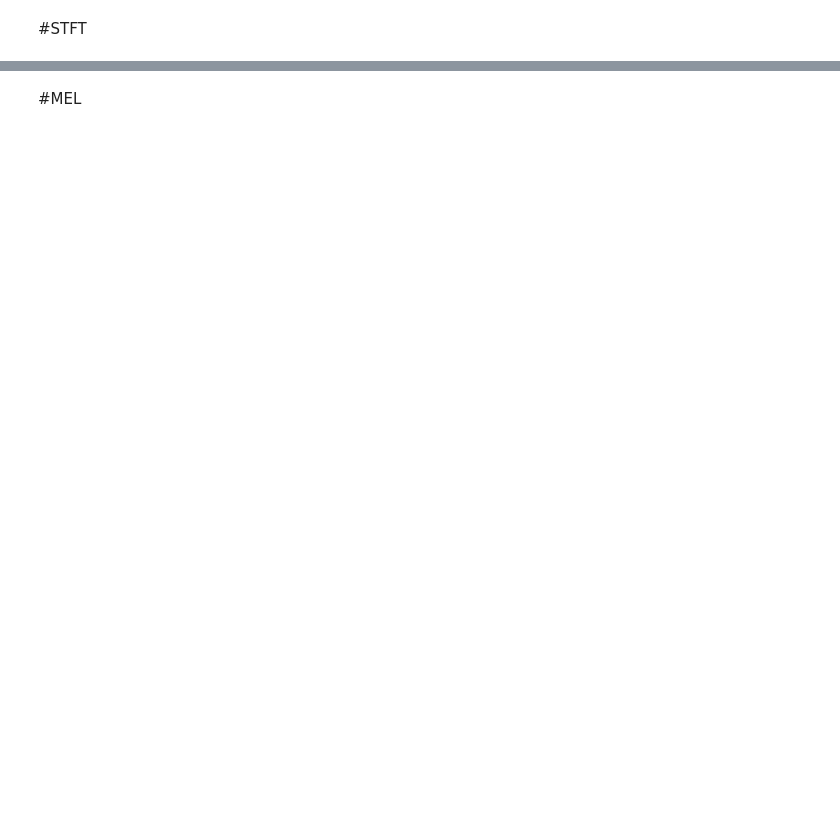
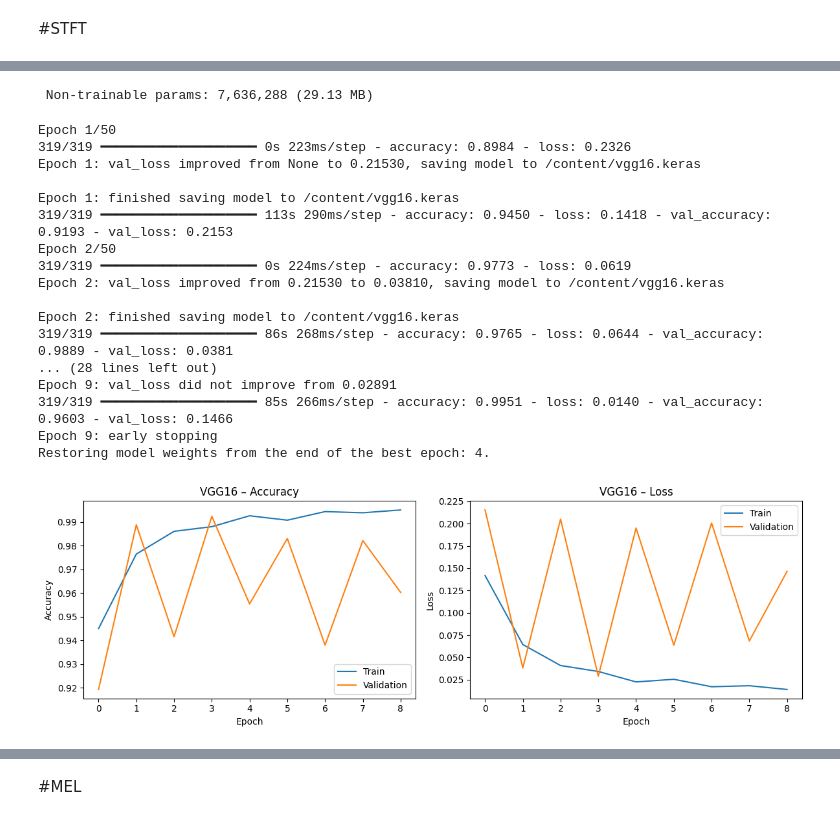
Before and after one commit to Mathildeholst/Speciale, a Jupyter notebook: Eksperimenter.ipynb, the cells around one changed output, grey strips where cells are left out. Saved outputs shown, nothing was run; the diff lists cells and outputs as text; code cells hidden in the pictures; blank space fills up the shorter version.

```diff
--- a/Eksperimenter.ipynb
+++ b/Eksperimenter.ipynb
@@ -73,0 +733,20 @@ plot_spectrograms(fake_file, "Fake speech")
+# %%
+def to_rgb_resized(X, size, batch_size=100):
+    results = []
+    for i in range(0, len(X), batch_size):
+        batch = X[i:i+batch_size]
+        batch_rgb = tf.repeat(batch, repeats=3, axis=-1)
+        batch_rgb = tf.image.resize(batch_rgb, (size, size)).numpy()
+        results.append(batch_rgb.astype(np.float32))
+    return np.concatenate(results, axis=0)
+
+X_train_rgb96 = to_rgb_resized(X_train, 96)
+X_val_rgb96   = to_rgb_resized(X_val,   96)
+X_test_rgb96  = to_rgb_resized(X_test,  96)
+
+X_train_vgg = to_rgb_resized(X_train, 224)
+X_val_vgg   = to_rgb_resized(X_val,   224)
+X_test_vgg  = to_rgb_resized(X_test,  224)
+
+print("RGB 96:", X_train_rgb96.shape)
+print("VGG 224:", X_train_vgg.shape)
@@ -73,0 +876,41 @@ plot_spectrograms(fake_file, "Fake speech")
+# %%
+from tensorflow.keras.applications import VGG16
+
+def build_vgg(vgg_class):
+    base = vgg_class(include_top=False, weights="imagenet", input_shape=(224, 224, 3))
+    for layer in base.layers:
+        layer.trainable = False
+    for layer in base.layers[-5:]:
+        layer.trainable = True
+
+    inputs  = layers.Input(shape=(224, 224, 3))
+    x       = base(inputs, training=False)
+    x       = layers.GlobalAveragePooling2D()(x)
+    x       = layers.BatchNormalization()(x)
+    x       = layers.Dropout(0.4)(x)
+    x       = layers.Dense(128, activation="relu")(x)
+    x       = layers.Dropout(0.3)(x)
+    outputs = layers.Dense(1, activation="sigmoid")(x)
+
+    model = models.Model(inputs, outputs)
+    model.compile(
+        optimizer=tf.keras.optimizers.Adam(INITIAL_LR),
+        loss="binary_crossentropy",
+        metrics=["accuracy"]
+    )
+
+    model.summary()
+    return model
+
+vgg16 = build_vgg(VGG16)
+
+history_vgg16 = vgg16.fit(
+    X_train_vgg, y_train,
+    validation_data=(X_val_vgg, y_val),
+    epochs=EPOCHS, batch_size=BATCH_SIZE,
+    callbacks=get_callbacks("vgg16")
+)
+
+plot_history(history_vgg16, "VGG16")
+results_vgg16 = evaluate_model(vgg16, X_test_vgg, y_test, "VGG16")
+# %% [output]
@@ -73,0 +939,19 @@ plot_spectrograms(fake_file, "Fake speech")
+ Non-trainable params: 7,636,288 (29.13 MB)
+Epoch 1/50
+319/319 ━━━━━━━━━━━━━━━━━━━━ 0s 223ms/step - accuracy: 0.8984 - loss: 0.2326
+Epoch 1: val_loss improved from None to 0.21530, saving model to /content/vgg16.keras
+
+Epoch 1: finished saving model to /content/vgg16.keras
+319/319 ━━━━━━━━━━━━━━━━━━━━ 113s 290ms/step - accuracy: 0.9450 - loss: 0.1418 - val_accuracy: 0.9193 - val_loss: 0.2153
+Epoch 2/50
+319/319 ━━━━━━━━━━━━━━━━━━━━ 0s 224ms/step - accuracy: 0.9773 - loss: 0.0619
+Epoch 2: val_loss improved from 0.21530 to 0.03810, saving model to /content/vgg16.keras
+
+Epoch 2: finished saving model to /content/vgg16.keras
+319/319 ━━━━━━━━━━━━━━━━━━━━ 86s 268ms/step - accuracy: 0.9765 - loss: 0.0644 - val_accuracy: 0.9889 - val_loss: 0.0381
+... (28 lines left out)
+Epoch 9: val_loss did not improve from 0.02891
+319/319 ━━━━━━━━━━━━━━━━━━━━ 85s 266ms/step - accuracy: 0.9951 - loss: 0.0140 - val_accuracy: 0.9603 - val_loss: 0.1466
+Epoch 9: early stopping
+Restoring model weights from the end of the best epoch: 4.
+[figure, added]
```
Also changed, not shown: parts of 72 cells of this notebook.
